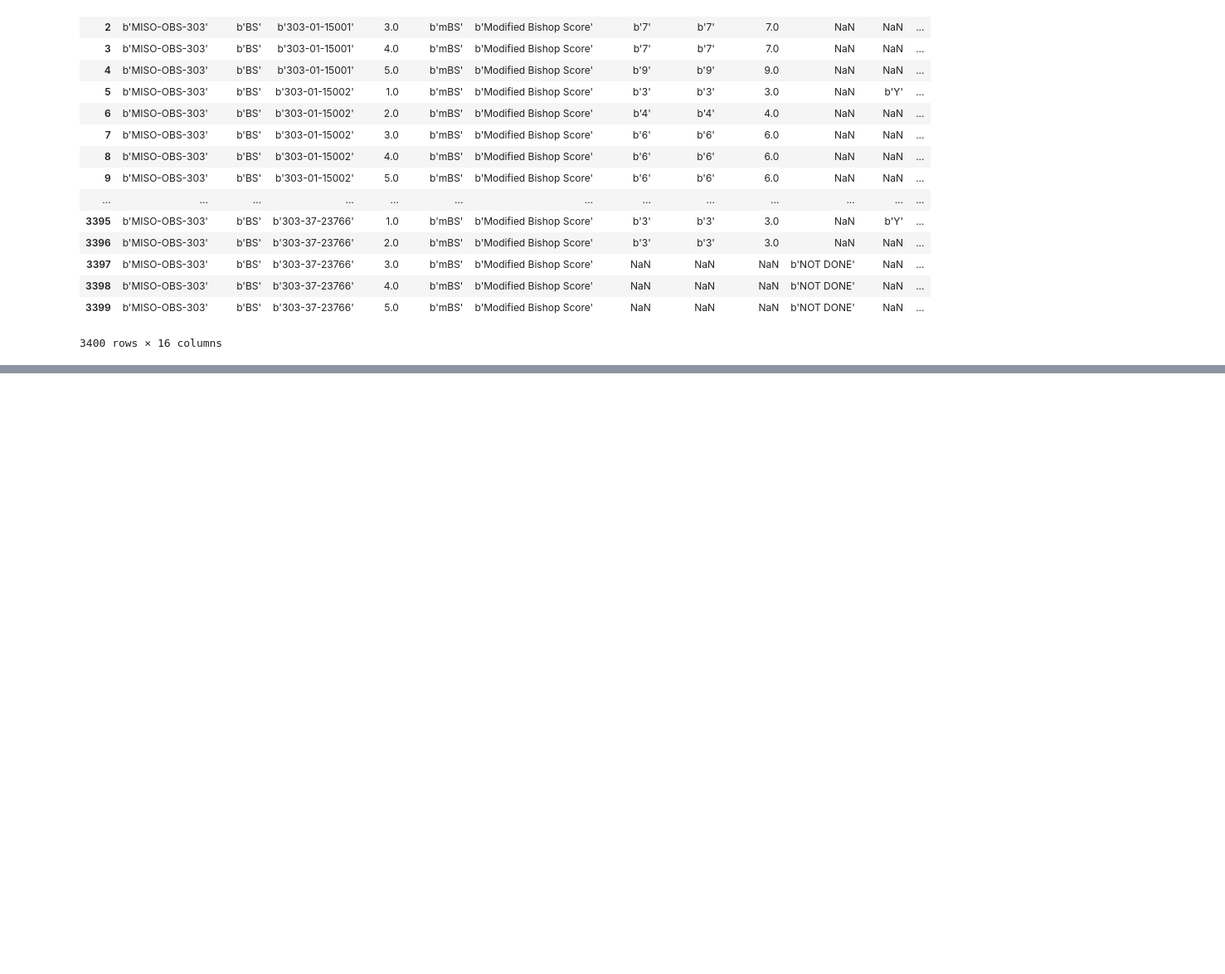
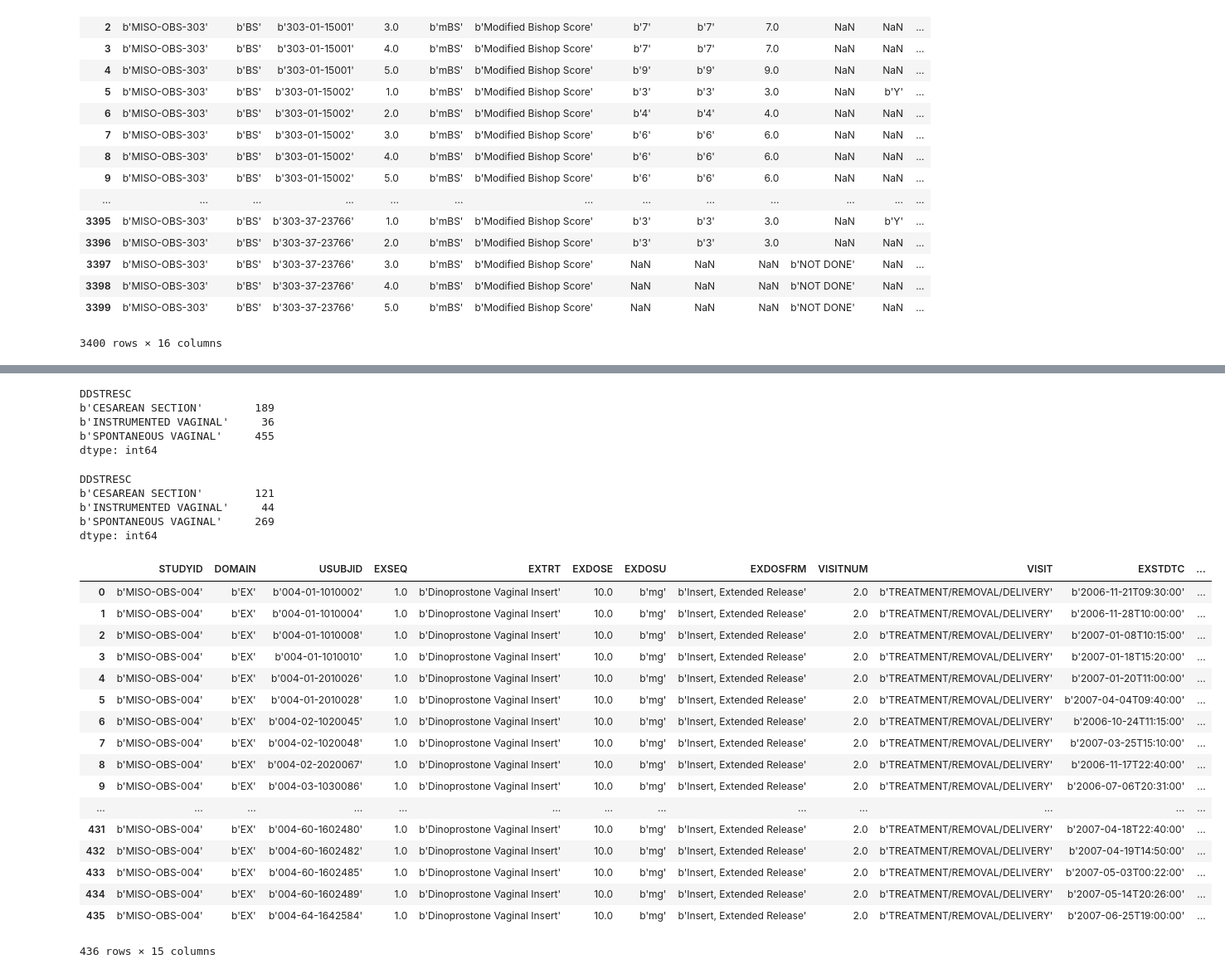
Before and after one commit to jzhao0802/ferring, a Jupyter notebook: 00_raw_data_processing/01_explore_data_with_data_explorer.ipynb, the cells around one changed output, grey strips where cells are left out. Shown at 83% size. Saved outputs shown, nothing was run; the diff lists cells and outputs as text; code cells hidden in the pictures; blank space fills up the shorter version.

```diff
--- a/00_raw_data_processing/01_explore_data_with_data_explorer.ipynb
+++ b/00_raw_data_processing/01_explore_data_with_data_explorer.ipynb
@@ -493,0 +567,39 @@ bs['BSORRES'] == bs['BSSTRESC']
+# %%
+dd=explorer_303.get_data('dd.sas7bdat')
+dd[dd['DDTEST'] == b'MODE OF DELIVERY'].groupby('DDSTRESC').size()
+# %% [output]
+DDSTRESC
+b'CESAREAN SECTION'        189
+b'INSTRUMENTED VAGINAL'     36
+b'SPONTANEOUS VAGINAL'     455
+dtype: int64
+# %%
+dd=explorer_004.get_data('dd.sas7bdat')
+dd[dd['DDTESTCD'] == b'DDMODE'].groupby('DDSTRESC').size()
+# %% [output]
+DDSTRESC
+b'CESAREAN SECTION'        121
+b'INSTRUMENTED VAGINAL'     44
+b'SPONTANEOUS VAGINAL'     269
+dtype: int64
+# %%
+explorer_004.get_data('ex.sas7bdat')
+# %% [output]
+|  | STUDYID | DOMAIN | USUBJID | EXSEQ | EXTRT | EXDOSE | EXDOSU | EXDOSFRM | VISITNUM | VISIT | EXSTDTC | ... |
+| 0 | b'MISO-OBS-004' | b'EX' | b'004-01-1010002' | 1.0 | b'Dinoprostone Vaginal Insert' | 10.0 | b'mg' | b'Insert, Extended Release' | 2.0 | b'TREATMENT/REMOVAL/DELIVERY' | b'2006-11-21T09:30:00' | ... |
+| 1 | b'MISO-OBS-004' | b'EX' | b'004-01-1010004' | 1.0 | b'Dinoprostone Vaginal Insert' | 10.0 | b'mg' | b'Insert, Extended Release' | 2.0 | b'TREATMENT/REMOVAL/DELIVERY' | b'2006-11-28T10:00:00' | ... |
+| 2 | b'MISO-OBS-004' | b'EX' | b'004-01-1010008' | 1.0 | b'Dinoprostone Vaginal Insert' | 10.0 | b'mg' | b'Insert, Extended Release' | 2.0 | b'TREATMENT/REMOVAL/DELIVERY' | b'2007-01-08T10:15:00' | ... |
+| 3 | b'MISO-OBS-004' | b'EX' | b'004-01-1010010' | 1.0 | b'Dinoprostone Vaginal Insert' | 10.0 | b'mg' | b'Insert, Extended Release' | 2.0 | b'TREATMENT/REMOVAL/DELIVERY' | b'2007-01-18T15:20:00' | ... |
+| 4 | b'MISO-OBS-004' | b'EX' | b'004-01-2010026' | 1.0 | b'Dinoprostone Vaginal Insert' | 10.0 | b'mg' | b'Insert, Extended Release' | 2.0 | b'TREATMENT/REMOVAL/DELIVERY' | b'2007-01-20T11:00:00' | ... |
+| 5 | b'MISO-OBS-004' | b'EX' | b'004-01-2010028' | 1.0 | b'Dinoprostone Vaginal Insert' | 10.0 | b'mg' | b'Insert, Extended Release' | 2.0 | b'TREATMENT/REMOVAL/DELIVERY' | b'2007-04-04T09:40:00' | ... |
+| 6 | b'MISO-OBS-004' | b'EX' | b'004-02-1020045' | 1.0 | b'Dinoprostone Vaginal Insert' | 10.0 | b'mg' | b'Insert, Extended Release' | 2.0 | b'TREATMENT/REMOVAL/DELIVERY' | b'2006-10-24T11:15:00' | ... |
+| 7 | b'MISO-OBS-004' | b'EX' | b'004-02-1020048' | 1.0 | b'Dinoprostone Vaginal Insert' | 10.0 | b'mg' | b'Insert, Extended Release' | 2.0 | b'TREATMENT/REMOVAL/DELIVERY' | b'2007-03-25T15:10:00' | ... |
+| 8 | b'MISO-OBS-004' | b'EX' | b'004-02-2020067' | 1.0 | b'Dinoprostone Vaginal Insert' | 10.0 | b'mg' | b'Insert, Extended Release' | 2.0 | b'TREATMENT/REMOVAL/DELIVERY' | b'2006-11-17T22:40:00' | ... |
+| 9 | b'MISO-OBS-004' | b'EX' | b'004-03-1030086' | 1.0 | b'Dinoprostone Vaginal Insert' | 10.0 | b'mg' | b'Insert, Extended Release' | 2.0 | b'TREATMENT/REMOVAL/DELIVERY' | b'2006-07-06T20:31:00' | ... |
+| ... | ... | ... | ... | ... | ... | ... | ... | ... | ... | ... | ... | ... |
+| 431 | b'MISO-OBS-004' | b'EX' | b'004-60-1602480' | 1.0 | b'Dinoprostone Vaginal Insert' | 10.0 | b'mg' | b'Insert, Extended Release' | 2.0 | b'TREATMENT/REMOVAL/DELIVERY' | b'2007-04-18T22:40:00' | ... |
+| 432 | b'MISO-OBS-004' | b'EX' | b'004-60-1602482' | 1.0 | b'Dinoprostone Vaginal Insert' | 10.0 | b'mg' | b'Insert, Extended Release' | 2.0 | b'TREATMENT/REMOVAL/DELIVERY' | b'2007-04-19T14:50:00' | ... |
+| 433 | b'MISO-OBS-004' | b'EX' | b'004-60-1602485' | 1.0 | b'Dinoprostone Vaginal Insert' | 10.0 | b'mg' | b'Insert, Extended Release' | 2.0 | b'TREATMENT/REMOVAL/DELIVERY' | b'2007-05-03T00:22:00' | ... |
+| 434 | b'MISO-OBS-004' | b'EX' | b'004-60-1602489' | 1.0 | b'Dinoprostone Vaginal Insert' | 10.0 | b'mg' | b'Insert, Extended Release' | 2.0 | b'TREATMENT/REMOVAL/DELIVERY' | b'2007-05-14T20:26:00' | ... |
+| 435 | b'MISO-OBS-004' | b'EX' | b'004-64-1642584' | 1.0 | b'Dinoprostone Vaginal Insert' | 10.0 | b'mg' | b'Insert, Extended Release' | 2.0 | b'TREATMENT/REMOVAL/DELIVERY' | b'2007-06-25T19:00:00' | ... |
+436 rows × 15 columns
```
Also changed, not shown: parts of 23 cells of this notebook, 12 other files.
